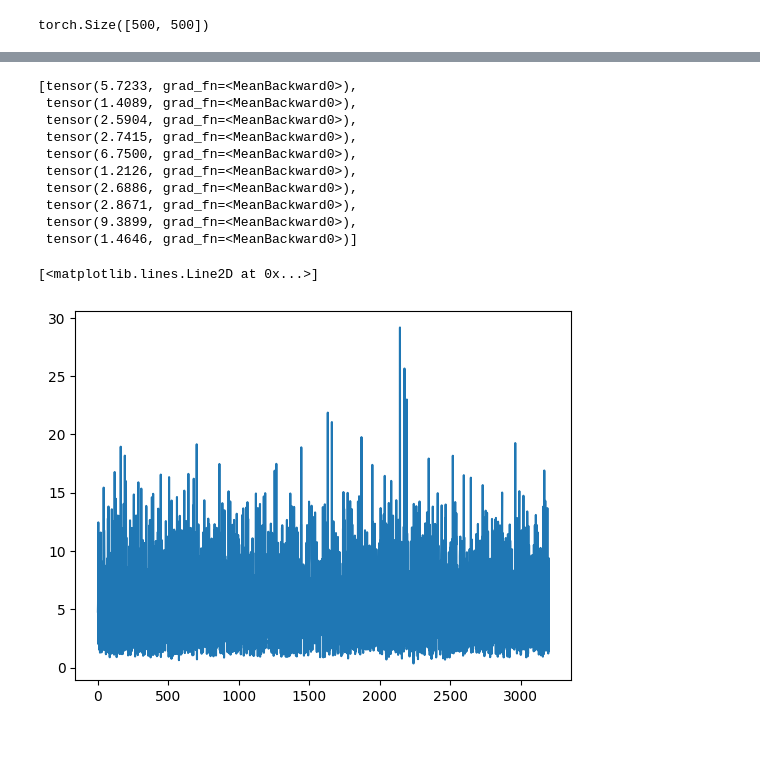
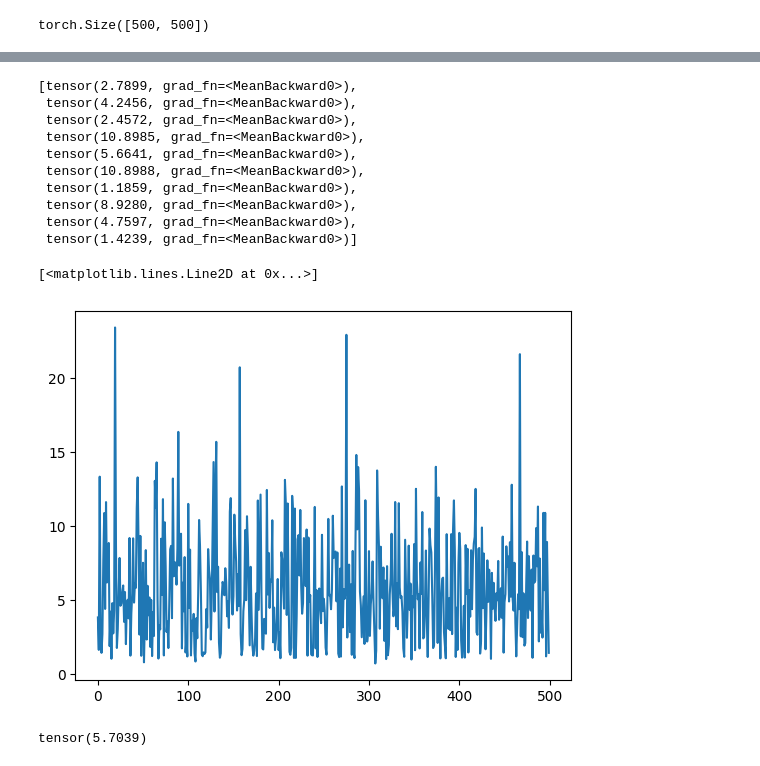
Before and after one commit to Abusagit/spatiotemporal_analysis, a Jupyter notebook: notebooks/1_analysis.ipynb, the cells around one changed output, grey strips where cells are left out. Cells and saved outputs as stored; diff of their text form; code cells hidden in the pictures.

Commit message:
add_torch1

```diff
--- a/notebooks/1_analysis.ipynb
+++ b/notebooks/1_analysis.ipynb
@@ -159,7 +159,7 @@ from torch import nn
 # %%
 layer = nn.Sequential(nn.Linear(500, 1024), nn.ReLU(), nn.Linear(1024, 1024), nn.ReLU(), nn.Linear(1024, 1))
 # %%
-optimizer = torch.optim.Adam(layer.parameters(), lr = 0.00001)
+optimizer = torch.optim.Adam(layer.parameters(), lr = 0.000001)
 loss_fn = nn.L1Loss()
 # %%
 count_epochs = 100
@@ -222,20 +227,24 @@ for epoch in tqdm(range(count_epochs)):
 # %%
 losses[-10:]
 # %% [output]
-[tensor(5.7233, grad_fn=<MeanBackward0>),
- tensor(1.4089, grad_fn=<MeanBackward0>),
- tensor(2.5904, grad_fn=<MeanBackward0>),
- tensor(2.7415, grad_fn=<MeanBackward0>),
- tensor(6.7500, grad_fn=<MeanBackward0>),
- tensor(1.2126, grad_fn=<MeanBackward0>),
- tensor(2.6886, grad_fn=<MeanBackward0>),
- tensor(2.8671, grad_fn=<MeanBackward0>),
- tensor(9.3899, grad_fn=<MeanBackward0>),
- tensor(1.4646, grad_fn=<MeanBackward0>)]
+[tensor(2.7899, grad_fn=<MeanBackward0>),
+ tensor(4.2456, grad_fn=<MeanBackward0>),
+ tensor(2.4572, grad_fn=<MeanBackward0>),
+ tensor(10.8985, grad_fn=<MeanBackward0>),
+ tensor(5.6641, grad_fn=<MeanBackward0>),
+ tensor(10.8988, grad_fn=<MeanBackward0>),
+ tensor(1.1859, grad_fn=<MeanBackward0>),
+ tensor(8.9280, grad_fn=<MeanBackward0>),
+ tensor(4.7597, grad_fn=<MeanBackward0>),
+ tensor(1.4239, grad_fn=<MeanBackward0>)]
 # %%
 import matplotlib.pyplot as plt
 
-plt.plot([loss.item() for loss in losses])
+plt.plot([loss.item() for loss in losses[-500:]])
 # %% [output]
 [<matplotlib.lines.Line2D at 0x...>]
-[figure, old version]
+[figure, new version]
+# %%
+print(torch.tensor(losses).mean())
+# %% [output]
+tensor(5.7039)
```
Also changed, not shown: parts of 3 cells of this notebook.
